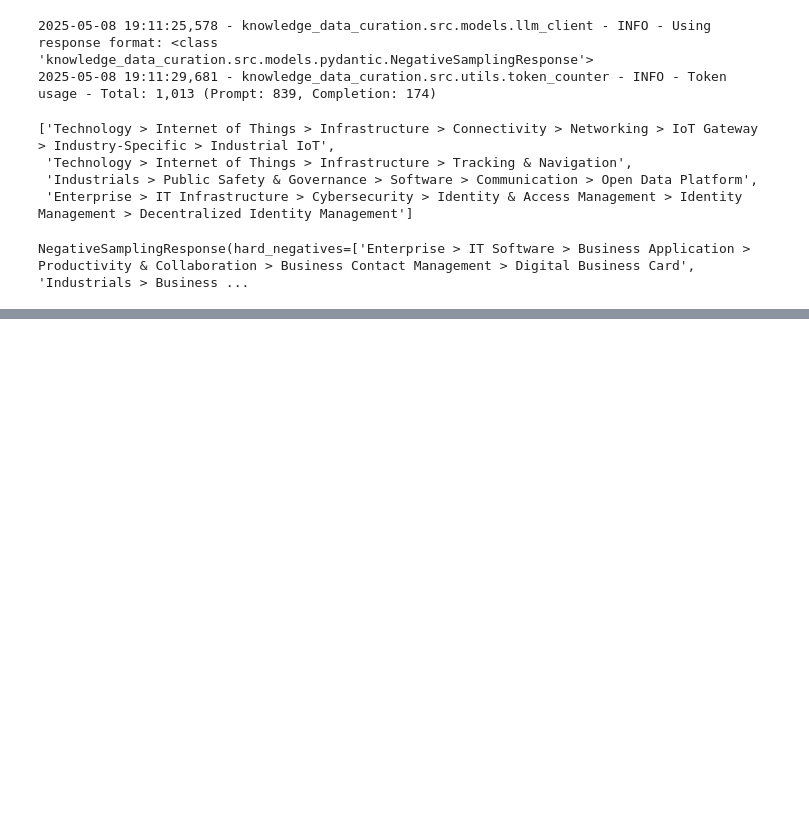
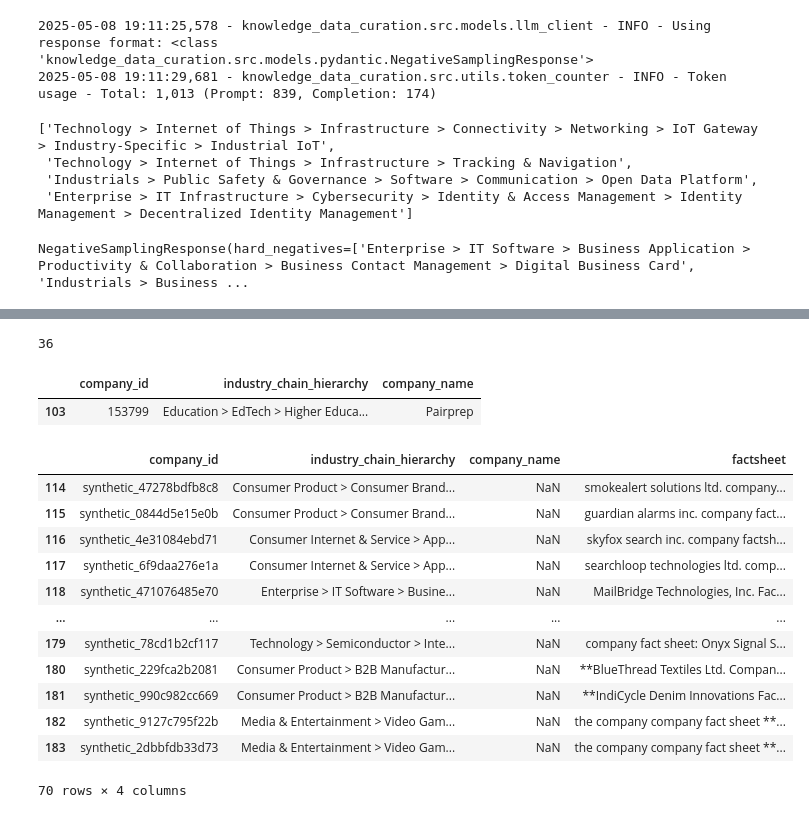
Before and after one commit to pragalbh-dev/ColBERT, a Jupyter notebook: knowledge_data_curation/test.ipynb, the cells around one changed output, grey strips where cells are left out. Cells and saved outputs as stored; diff of their text form; code cells hidden in the pictures; blank space fills up the shorter version.

```diff
--- a/knowledge_data_curation/test.ipynb
+++ b/knowledge_data_curation/test.ipynb
@@ -298,0 +315,6 @@ NegativeSamplingResponse(hard_negatives=['Enterprise > IT Software > Business Ap
+# %%
+import pandas as pd
+
+augmented_ind_df=pd.read_csv('/Users/pragalbh.devsingh/Documents/work/models/ColBERT/knowledge_data_curation/output/synthetic_data_cache/integrated_augmented_industry_data.csv')
+
+augmented_factsheet_df=pd.read_csv('/Users/pragalbh.devsingh/Documents/work/models/ColBERT/knowledge_data_curation/output/synthetic_data_cache/integrated_augmented_factsheet_data.csv')
@@ -298,0 +358,4 @@ NegativeSamplingResponse(hard_negatives=['Enterprise > IT Software > Business Ap
+# %%
+import pandas as pd
+
+aug_data=pd.merge(augmented_ind_df,augmented_factsheet_df,on='company_id',how='left')
@@ -298,0 +420,9 @@ NegativeSamplingResponse(hard_negatives=['Enterprise > IT Software > Business Ap
+# %%
+len(ind_df[ind_df.groupby('industry_chain_hierarchy').company_id.transform(len)<2])
+# %% [output]
+36
+# %%
+ind_df[(~ind_df.industry_chain_hierarchy.isin(aug_data[aug_data.company_id.str.contains('syn')].industry_chain_hierarchy)) & (ind_df.groupby('industry_chain_hierarchy').company_id.transform(len)<2) ]
+# %% [output]
+|  | company_id | industry_chain_hierarchy | company_name |
+| 103 | 153799 | Education > EdTech > Higher Educa... | Pairprep |
@@ -298,0 +431,16 @@ NegativeSamplingResponse(hard_negatives=['Enterprise > IT Software > Business Ap
+# %%
+aug_data[aug_data.company_id.str.contains('syn')]
+# %% [output]
+|  | company_id | industry_chain_hierarchy | company_name | factsheet |
+| 114 | synthetic_47278bdfb8c8 | Consumer Product > Consumer Brand... | NaN | smokealert solutions ltd. company... |
+| 115 | synthetic_0844d5e15e0b | Consumer Product > Consumer Brand... | NaN | guardian alarms inc. company fact... |
+| 116 | synthetic_4e31084ebd71 | Consumer Internet & Service > App... | NaN | skyfox search inc. company factsh... |
+| 117 | synthetic_6f9daa276e1a | Consumer Internet & Service > App... | NaN | searchloop technologies ltd. comp... |
+| 118 | synthetic_471076485e70 | Enterprise > IT Software > Busine... | NaN | MailBridge Technologies, Inc. Fac... |
+| ... | ... | ... | ... | ... |
+| 179 | synthetic_78cd1b2cf117 | Technology > Semiconductor > Inte... | NaN | company fact sheet: Onyx Signal S... |
+| 180 | synthetic_229fca2b2081 | Consumer Product > B2B Manufactur... | NaN | **BlueThread Textiles Ltd. Compan... |
+| 181 | synthetic_990c982cc669 | Consumer Product > B2B Manufactur... | NaN | **IndiCycle Denim Innovations Fac... |
+| 182 | synthetic_9127c795f22b | Media & Entertainment > Video Gam... | NaN | the company company fact sheet **... |
+| 183 | synthetic_2dbbfdb33d73 | Media & Entertainment > Video Gam... | NaN | the company company fact sheet **... |
+70 rows × 4 columns
```
Also changed, not shown: parts of 17 cells of this notebook, 20 other files.
